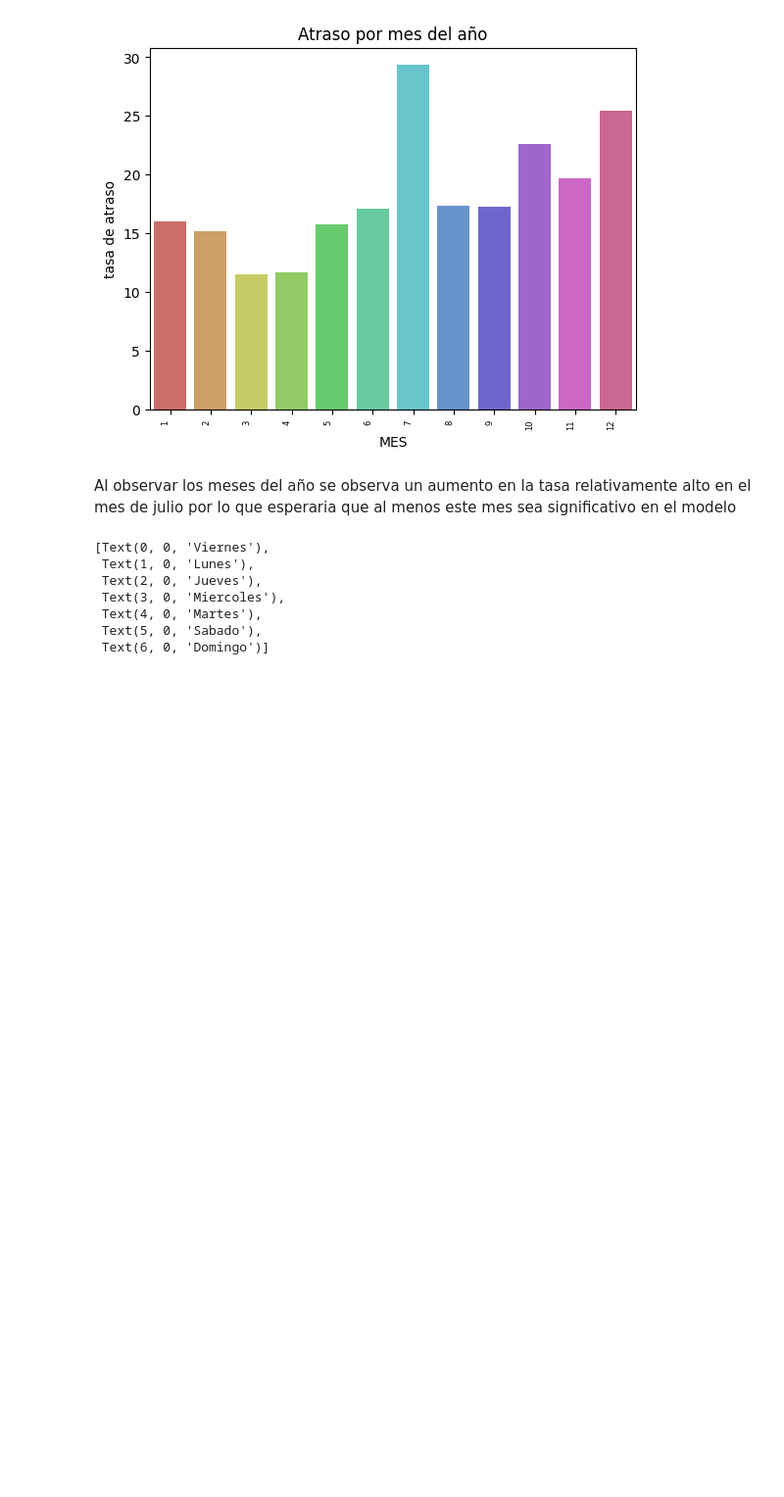
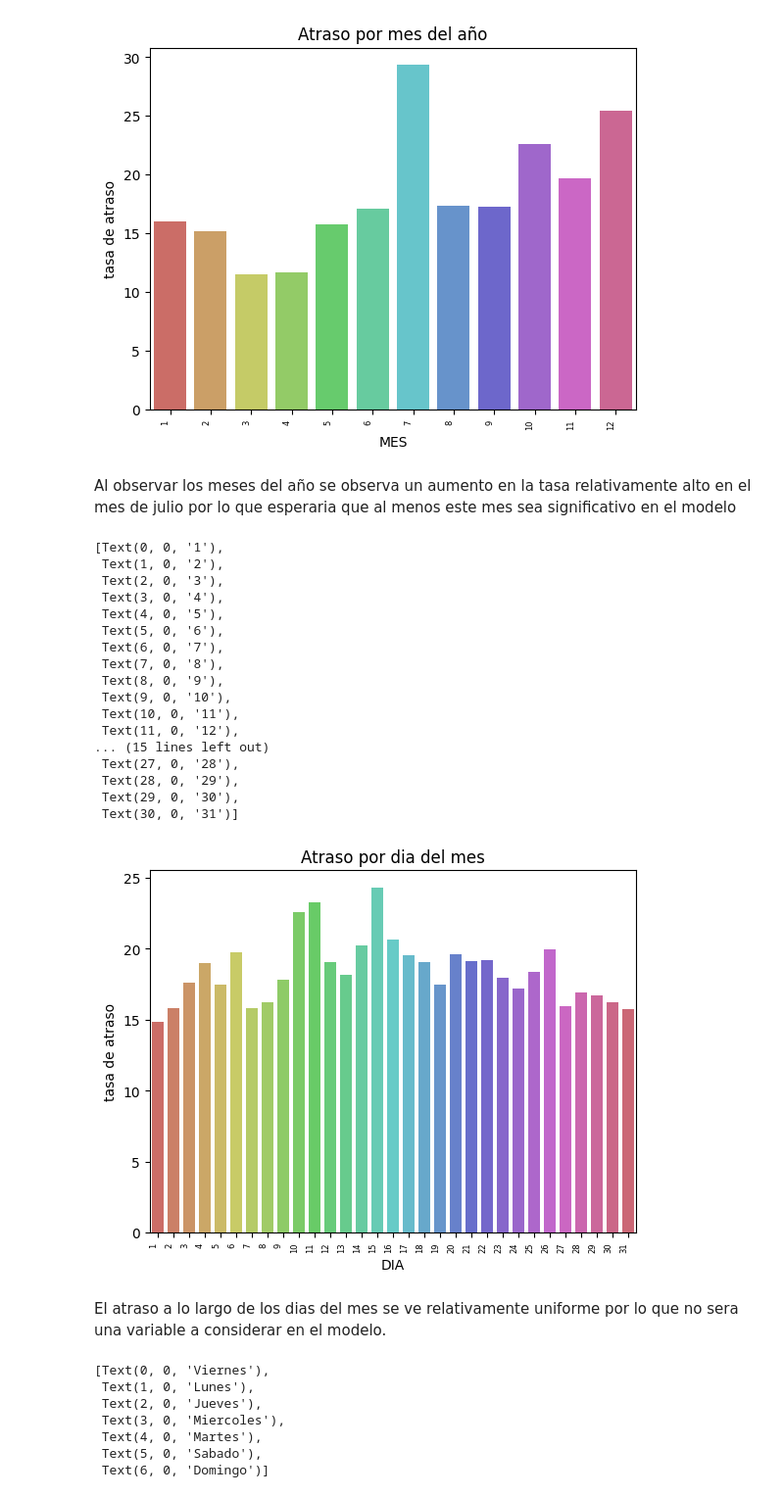
Before and after one commit to flopidopi23/Challege_Latam_data_science, a Jupyter notebook: Prueba_DS_LATAM.ipynb, the cells around one changed output. Shown: that part at 98% size. Cells and saved outputs as stored; diff of their text form; code cells hidden in the pictures; blank space fills up the shorter version.

Commit message:
Creacion de modelos de prueba

```diff
--- a/Prueba_DS_LATAM.ipynb
+++ b/Prueba_DS_LATAM.ipynb
@@ -299,6 +298,32 @@ graph.set_xticklabels(graph.get_xticklabels(), rotation=90, horizontalalignment=
 [figure]
 # %% [markdown]
 Al observar los meses del año se observa un aumento en la tasa relativamente alto en el mes de julio por lo que esperaria que al menos este mes sea significativo en el modelo
+# %%
+aux = tasa_atraso(data,'DIA').sort_values('tasa', ascending=False)
+graph= sn.barplot(x = 'DIA',y = 'tasa',data=aux,palette='hls')
+graph.set(title='Atraso por dia del mes',ylabel ='tasa de atraso')
+graph.set_xticklabels(graph.get_xticklabels(), rotation=90, horizontalalignment='right', fontsize=6)
+# %% [output]
+[Text(0, 0, '1'),
+ Text(1, 0, '2'),
+ Text(2, 0, '3'),
+ Text(3, 0, '4'),
+ Text(4, 0, '5'),
+ Text(5, 0, '6'),
+ Text(6, 0, '7'),
+ Text(7, 0, '8'),
+ Text(8, 0, '9'),
+ Text(9, 0, '10'),
+ Text(10, 0, '11'),
+ Text(11, 0, '12'),
+... (15 lines left out)
+ Text(27, 0, '28'),
+ Text(28, 0, '29'),
+ Text(29, 0, '30'),
+ Text(30, 0, '31')]
+[figure, added]
+# %% [markdown]
+El atraso a lo largo de los dias del mes se ve relativamente uniforme por lo que no sera una variable a considerar en el modelo.
 # %%
 aux = tasa_atraso(data,'DIANOM').sort_values('tasa', ascending=False)
 graph= sn.barplot(x = 'DIANOM',y = 'tasa',data=aux,palette='hls')
```
Also changed, not shown: parts of 18 cells of this notebook.
